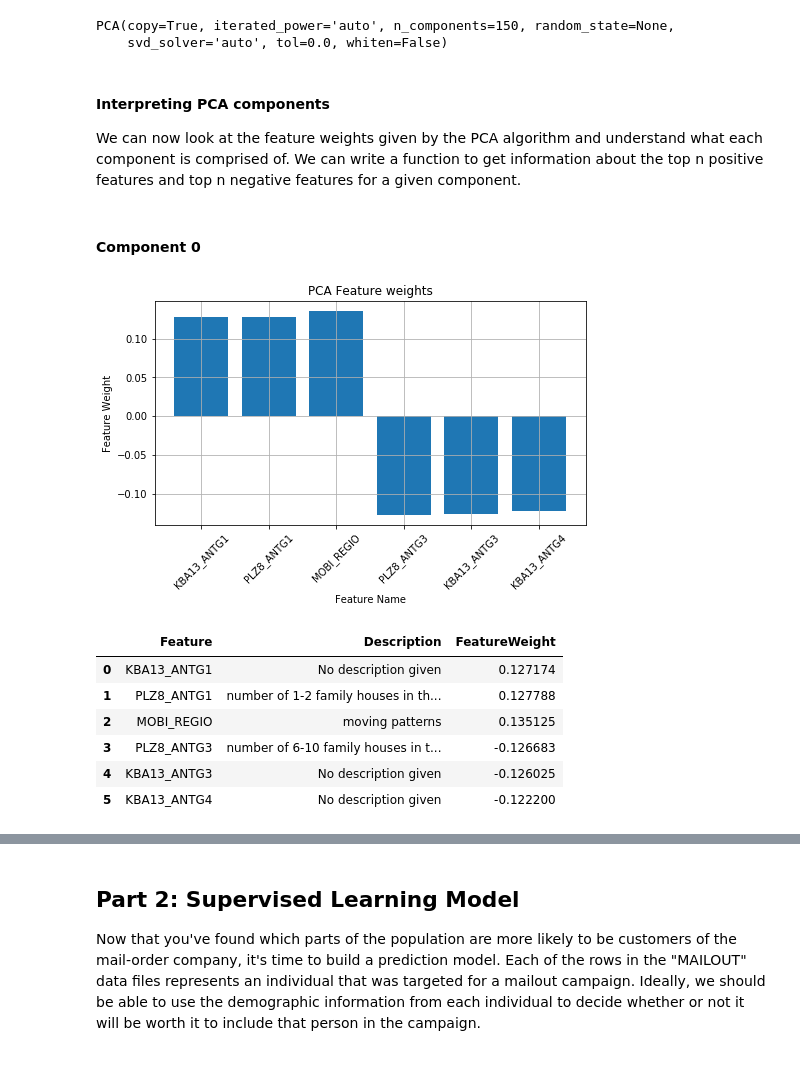
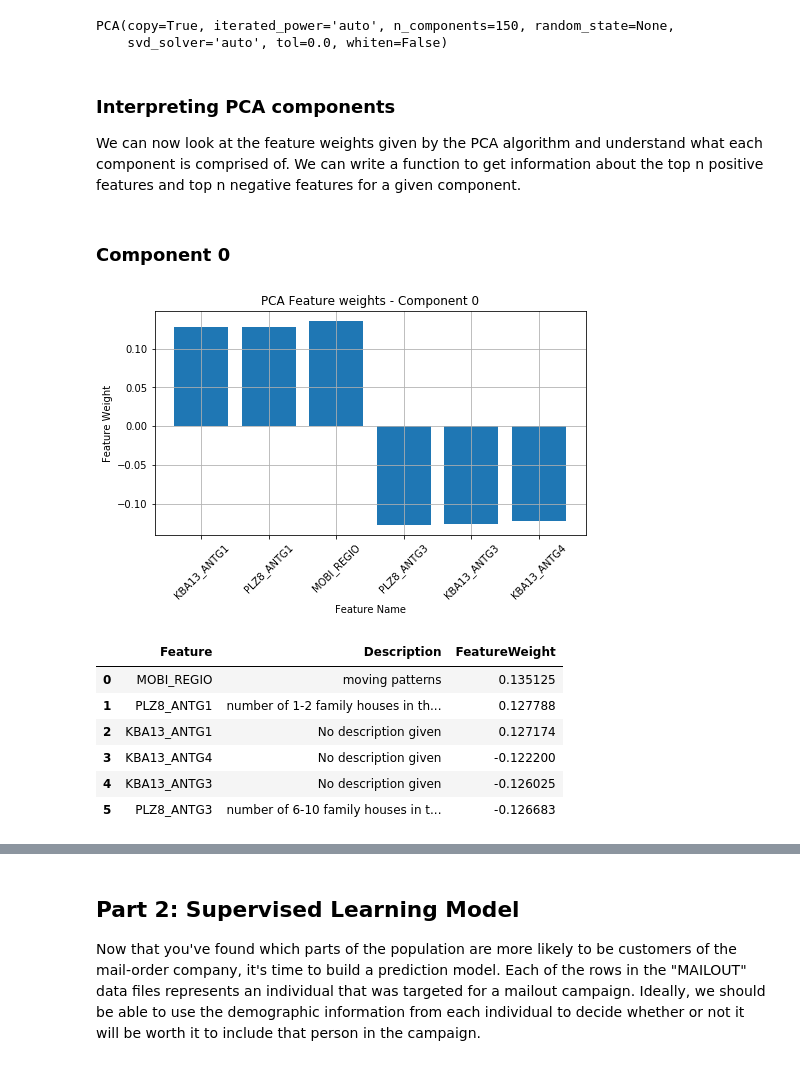
Before and after one commit to pranaymodukuru/Bertelsmann-Arvato-customer-segmentation, a Jupyter notebook: Arvato Project Workbook.ipynb, the cells around one changed output, grey strips where cells are left out. Cells and saved outputs as stored; diff of their text form; code cells hidden in the pictures.

```diff
--- a/Arvato Project Workbook.ipynb
+++ b/Arvato Project Workbook.ipynb
@@ -1153,7 +1155,7 @@ pca_150.fit(azdias)
 PCA(copy=True, iterated_power='auto', n_components=150, random_state=None,
     svd_solver='auto', tol=0.0, whiten=False)
 # %% [markdown]
-#### Interpreting PCA components
+### Interpreting PCA components
 
 We can now look at the feature weights given by the PCA algorithm and understand what each component is comprised of. We can write a function to get information about the top n positive features and top n negative features for a given component.
 # %%
@@ -1187,7 +1189,7 @@ def plot_feature_weights(df, pca, attributes_info, dimension, n_weights = 5, fig
 
     component_info = {"Feature":feat_names, "Description":feat_descs, "FeatureWeight":feat_weights}
     component_info = pd.DataFrame(component_info)
-
+    component_info.sort_values("FeatureWeight", inplace=True, ascending=False, ignore_index=True)
 
     fig = plt.figure(figsize=figsize)
 
@@ -1195,7 +1197,7 @@ def plot_feature_weights(df, pca, attributes_info, dimension, n_weights = 5, fig
     ax.bar(feat_names, feat_weights)
     ax.set_ylabel("Feature Weight")
     ax.set_xlabel("Feature Name")
-    ax.set_title("PCA Feature weights")
+    ax.set_title("PCA Feature weights - Component {}".format(dimension))
     for tick in ax.get_xticklabels():
         tick.set_rotation(45)
     ax.grid()
@@ -1205,15 +1207,16 @@ def plot_feature_weights(df, pca, attributes_info, dimension, n_weights = 5, fig
 
     return component_info
 # %% [markdown]
-#### Component 0
+### Component 0
 # %%
-plot_feature_weights(azdias, pca_azdias, attributes_info, 0, 3)
+component_0_info = plot_feature_weights(azdias, pca_azdias, attributes_info, 0, 3)
+component_0_info.head(10)
 # %% [output]
-[figure, old version]
+[figure, new version]
 |  | Feature | Description | FeatureWeight |
-| 0 | KBA13_ANTG1 | No description given | 0.127174 |
+| 0 | MOBI_REGIO | moving patterns | 0.135125 |
 | 1 | PLZ8_ANTG1 | number of 1-2 family houses in th... | 0.127788 |
-| 2 | MOBI_REGIO | moving patterns | 0.135125 |
-| 3 | PLZ8_ANTG3 | number of 6-10 family houses in t... | -0.126683 |
+| 2 | KBA13_ANTG1 | No description given | 0.127174 |
+| 3 | KBA13_ANTG4 | No description given | -0.122200 |
 | 4 | KBA13_ANTG3 | No description given | -0.126025 |
-| 5 | KBA13_ANTG4 | No description given | -0.122200 |
+| 5 | PLZ8_ANTG3 | number of 6-10 family houses in t... | -0.126683 |
```
Also changed, not shown: parts of 14 cells of this notebook.
